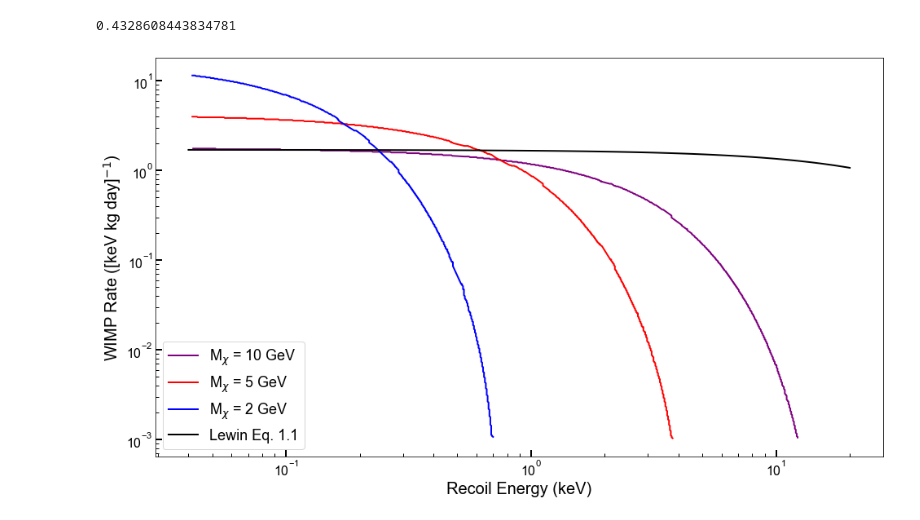
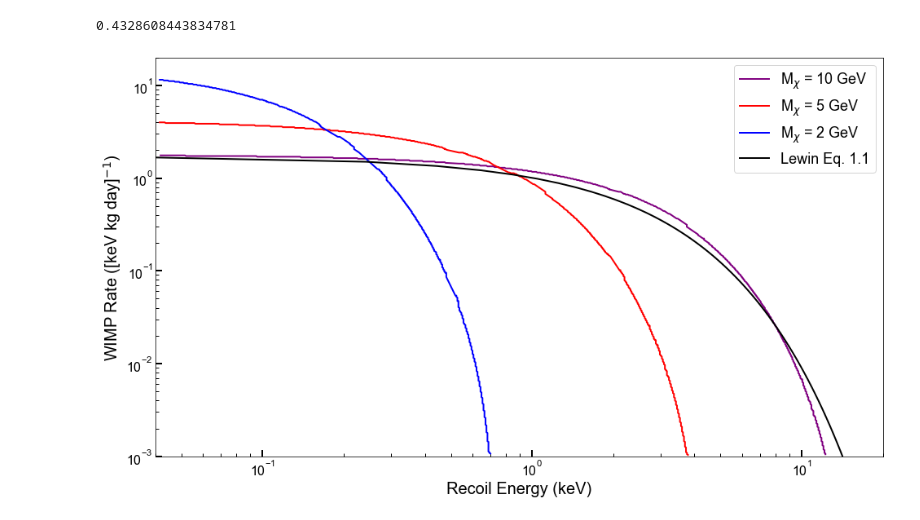
Before and after one commit to villano-lab/SCDMS-journal-club, a Jupyter notebook: July-2022-LowMassDMwCDMSlite/dRdE_ANV.ipynb, the cells around one changed output. Saved outputs shown, nothing was run; the diff lists cells and outputs as text; code cells hidden in the pictures.

```diff
--- a/July-2022-LowMassDMwCDMSlite/dRdE_ANV.ipynb
+++ b/July-2022-LowMassDMwCDMSlite/dRdE_ANV.ipynb
@@ -35,7 +35,7 @@ MT = 71 #geV approx for germanium
 r = 4*(MD*MT)/(MD+MT)**2
 print(r)
 
-E0 = 100 #keV--a total guess
+E0 = 4.4 #keV--a total guess
 R0 = 1.7*E0*r #to get the rate at Er=0 correct.
 # %% [output]
 0.4328608443834781
@@ -45,33 +45,33 @@ def dRdE(Er):
 # %%
 plt.figure(figsize=(16,9))
 
 plt.plot(gev10[:,0],gev10[:,1],color='purple',label="M$_{\chi}$ = 10 GeV")
 plt.plot(gev5[:,0],gev5[:,1],color='red',label="M$_{\chi}$ = 5 GeV")
 plt.plot(gev2[:,0],gev2[:,1],color='blue',label="M$_{\chi}$ = 2 GeV")
 
 Ervec = np.linspace(0.04,20,100)
 plt.plot(Ervec,dRdE(Ervec),color='k',label="Lewin Eq. 1.1")
 
 plt.xlabel("Recoil Energy (keV)",size=20)
 plt.ylabel("WIMP Rate ([keV kg day]$^{-1}$)",size=20)
 #plt.rc('xtick', labelsize=16) #fontsize of the x tick labels
 #plt.rc('ytick', labelsize=16) #fontsize of the y tick labels
-#plt.xlim(5000)
-#plt.ylim(0)
+plt.xlim(0.04,20)
+plt.ylim(1e-3,20)
 plt.xscale('log')
 plt.yscale('log')
 plt.legend(fontsize=18)
 
 #plt.axvline(880)
 #plt.text(885,500,"511 keV at bin ~880")
 #plt.axvline(1940)
 #plt.text(1945,4000,"1274 keV at bin ~1940")
 #plt.axvline(2650)
 #plt.text(2655,2000,"1785 keV at bin ~2650")
 #point = [880,511]
 #point2 = [1940,1274]
 #point3 = [2650, 1785]
 
 plt.show()
 # %% [output]
-[figure, old version]
+[figure, new version]
```
